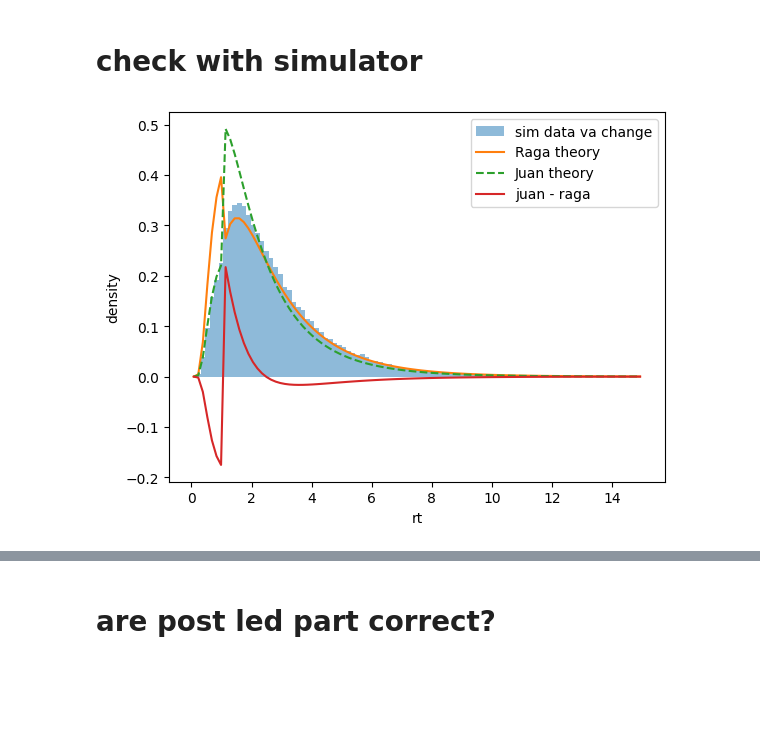
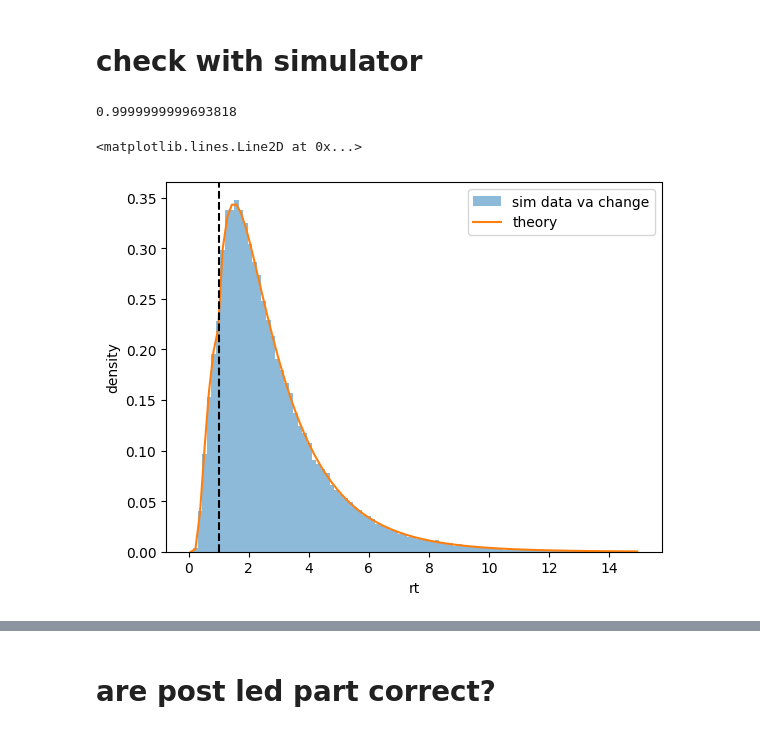
Before and after one commit to rakaar/ddm_data, a Jupyter notebook: fitting_aborts/single_bound_RT_when_V_A_change.ipynb, the cells around one changed output, grey strips where cells are left out. Saved outputs shown, nothing was run; the diff lists cells and outputs as text; code cells hidden in the pictures; blank space fills up the shorter version.

```diff
--- a/fitting_aborts/single_bound_RT_when_V_A_change.ipynb
+++ b/fitting_aborts/single_bound_RT_when_V_A_change.ipynb
@@ -89,7 +89,7 @@ def cum_A_t_fn(t, V_A, theta_A):
 # Helper funcs
 # %%
 def P_t_x(x, t, v, a):
-    return (1/np.sqrt(2 * (np.pi**2) * t)) * \
+    return (1/np.sqrt(2 * (np.pi) * t)) * \
         ( np.exp(-((x - v*t)**2)/(2*t)) - np.exp( 2*v*a - ((x - 2*a - v*t)**2)/(2*t) ) )
 
 def P_t(t):
@@ -99,5 +99,15 @@ def P_t(t):
 
 def P_old_at_x_times_P_new_hit(x, t, V_A_old, V_A_new, a, t_LED):
     return P_t_x(x, t_LED, V_A_old, a) * rho_A_t_fn(t-t_LED, V_A_new, a - x)
+
+def P_old_at_x_times_CDF_new_hit(x, t, V_A_old, V_A_new, a, t_LED):
+    return P_t_x(x, t_LED, V_A_old, a) * cum_A_t_fn(t-t_LED, V_A_new, a - x)
 # %% [markdown]
 # PDF hit with V_A change
+# %%
+def pre_led(t, V_A_old, V_A_new, a, t_LED):
+    return rho_A_t_fn(t, V_A_old, a)
+def post_led(t, V_A_old, V_A_new, a, t_LED):
+    return quad(P_old_at_x_times_P_new_hit, -np.inf, a, args=(t, V_A_old, V_A_new, a, t_LED))[0]
+def p_x_t_area(V_A_old, a, t_LED):
+    return quad(P_t_x, -np.inf, a, args=(t_LED, V_A_old, a))[0]
@@ -104,11 +130,21 @@ def P_old_at_x_times_P_new_hit(x, t, V_A_old, V_A_new, a, t_LED):
 # %%
-def PDF_hit_V_A_change(t, V_A_old, V_A_new, a, t_LED):
+def PDF_hit_V_A_change_NO_AREA(t, V_A_old, V_A_new, a, t_LED):
+
     if t <= t_LED:
-        p = rho_A_t_fn(t, V_A_old, a)
+        p = pre_led(t, V_A_old, V_A_new, a, t_LED)
     else:
-        p = (1 - cum_A_t_fn(t_LED, V_A_old, a))*quad(P_old_at_x_times_P_new_hit, -np.inf, a, args=(t, V_A_old, V_A_new, a, t_LED))[0]
+        p = post_led(t, V_A_old, V_A_new, a, t_LED) # / p_x_t_area(V_A_old, a, t_LED) * (1 - cum_A_t_fn(t_LED, V_A_old, a))
 
     return p
+
+def CDF_hit_V_A_change_NO_AREA(t, V_A_old, V_A_new, a, t_LED):
+
+    if t <= t_LED:
+        P = cum_A_t_fn(t, V_A_old, a)
+    else:
+        P = cum_A_t_fn(t_LED, V_A_old, a) + quad(P_old_at_x_times_CDF_new_hit, -np.inf, a, args=(t, V_A_old, V_A_new, a, t_LED))[0]
+
+    return P
 # %% [markdown]
 # PDF hit with V_A change - juan version
 # %%
@@ -124,27 +160,31 @@ def Juan_PDF_hit_V_A_change(t, V_A_old, V_A_new, a, t_LED):
 # %%
 bins = np.linspace(0.001, 15, 100)
 plt.hist(sim_results, bins=bins, density=True, alpha=0.5, label='sim data va change');
 
 
 t_pts = bins[:-1] + np.diff(bins)/2
 # # theory - raga
 p_hit_theory = np.zeros_like(t_pts)
-area = quad(PDF_hit_V_A_change, 0, np.inf, args=(V_A_old, V_A_new, a, t_LED))[0]
-raga_pdf = np.array([PDF_hit_V_A_change(t, V_A_old, V_A_new, a, t_LED)/area for t in t_pts])
+# area = quad(PDF_hit_V_A_change, 0, np.inf, args=(V_A_old, V_A_new, a, t_LED))[0]
+# raga_pdf = np.array([PDF_hit_V_A(t, V_A_old, V_A_new, a, t_LED, area) for t in t_pts])
+area = quad(PDF_hit_V_A_change_NO_AREA, 0, np.inf, args=(V_A_old, V_A_new, a, t_LED))[0]
+print(area)
+raga_pdf = np.array([PDF_hit_V_A_change_NO_AREA(t, V_A_old, V_A_new, a, t_LED) for t in t_pts])
 
-plt.plot(t_pts, raga_pdf, label='Raga theory')
+plt.plot(t_pts, raga_pdf, label='theory')
 plt.xlabel('rt')
 plt.ylabel('density')
 
 # Juan
 area_juan = quad(Juan_PDF_hit_V_A_change, 0, np.inf, args=(V_A_old, V_A_new, a, t_LED))[0]
 pdf_juan = np.array([Juan_PDF_hit_V_A_change(t, V_A_old, V_A_new, a, t_LED)/area_juan for t in t_pts])
 
-plt.plot(t_pts, pdf_juan, label='Juan theory', ls='--')
-
-plt.plot(t_pts, pdf_juan - raga_pdf, label='juan - raga')
+# plt.plot(t_pts, pdf_juan, label='Juan theory', ls='--')
+# plt.plot(t_pts, pdf_juan - raga_pdf, label='juan - raga')
 
 plt.legend();
-# plt.axvline(t_LED, color='k', ls='--')
+plt.axvline(t_LED, color='k', ls='--')
 # %% [output]
+0.9999999999693818
+<matplotlib.lines.Line2D at 0x...>
-[figure, old version]
+[figure, new version]
```
Also changed, not shown: parts of 8 cells of this notebook.
